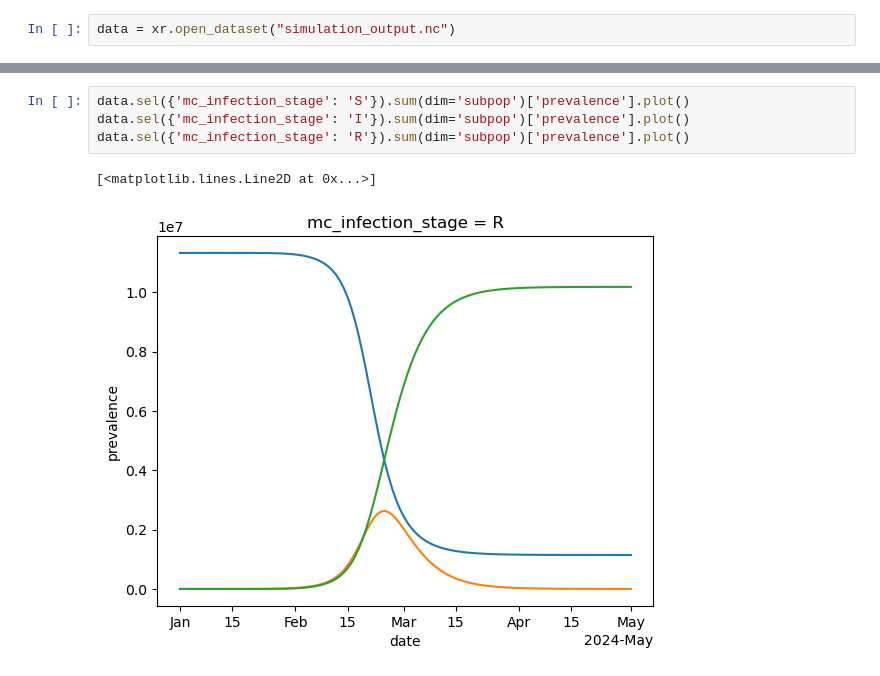
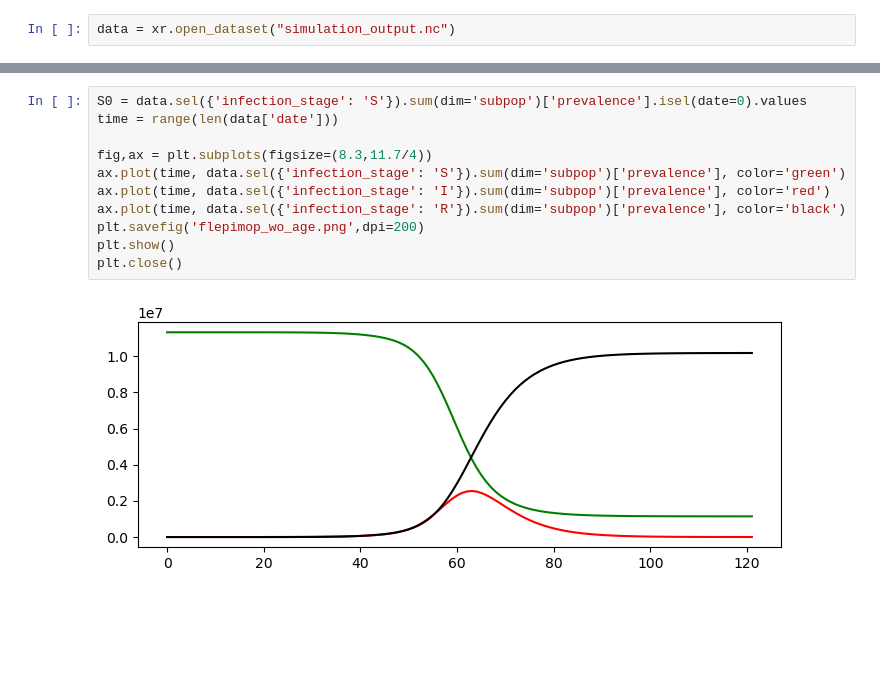
Before and after one commit to twallema/flepimop_influenza_BE, a Jupyter notebook: use_flepiMoP/wo_age_groups/plot_output.ipynb, the cells around one changed output, grey strips where cells are left out. Drawn from its saved outputs; the diff is of its cells as text; blank space fills up the shorter version.

```diff
--- a/use_flepiMoP/wo_age_groups/plot_output.ipynb
+++ b/use_flepiMoP/wo_age_groups/plot_output.ipynb
@@ -20,7 +21,13 @@ Attributes:
 # %%
-data.sel({'mc_infection_stage': 'S'}).sum(dim='subpop')['prevalence'].plot()
-data.sel({'mc_infection_stage': 'I'}).sum(dim='subpop')['prevalence'].plot()
-data.sel({'mc_infection_stage': 'R'}).sum(dim='subpop')['prevalence'].plot()
+S0 = data.sel({'infection_stage': 'S'}).sum(dim='subpop')['prevalence'].isel(date=0).values
+time = range(len(data['date']))
+
+fig,ax = plt.subplots(figsize=(8.3,11.7/4))
+ax.plot(time, data.sel({'infection_stage': 'S'}).sum(dim='subpop')['prevalence'], color='green')
+ax.plot(time, data.sel({'infection_stage': 'I'}).sum(dim='subpop')['prevalence'], color='red')
+ax.plot(time, data.sel({'infection_stage': 'R'}).sum(dim='subpop')['prevalence'], color='black')
+plt.savefig('flepimop_wo_age.png',dpi=200)
+plt.show()
+plt.close()
 # %% [output]
-[<matplotlib.lines.Line2D at 0x...>]
-[figure, old version]
+[figure, new version]
```
Also changed, not shown: parts of 2 cells of this notebook, 12 other files.
